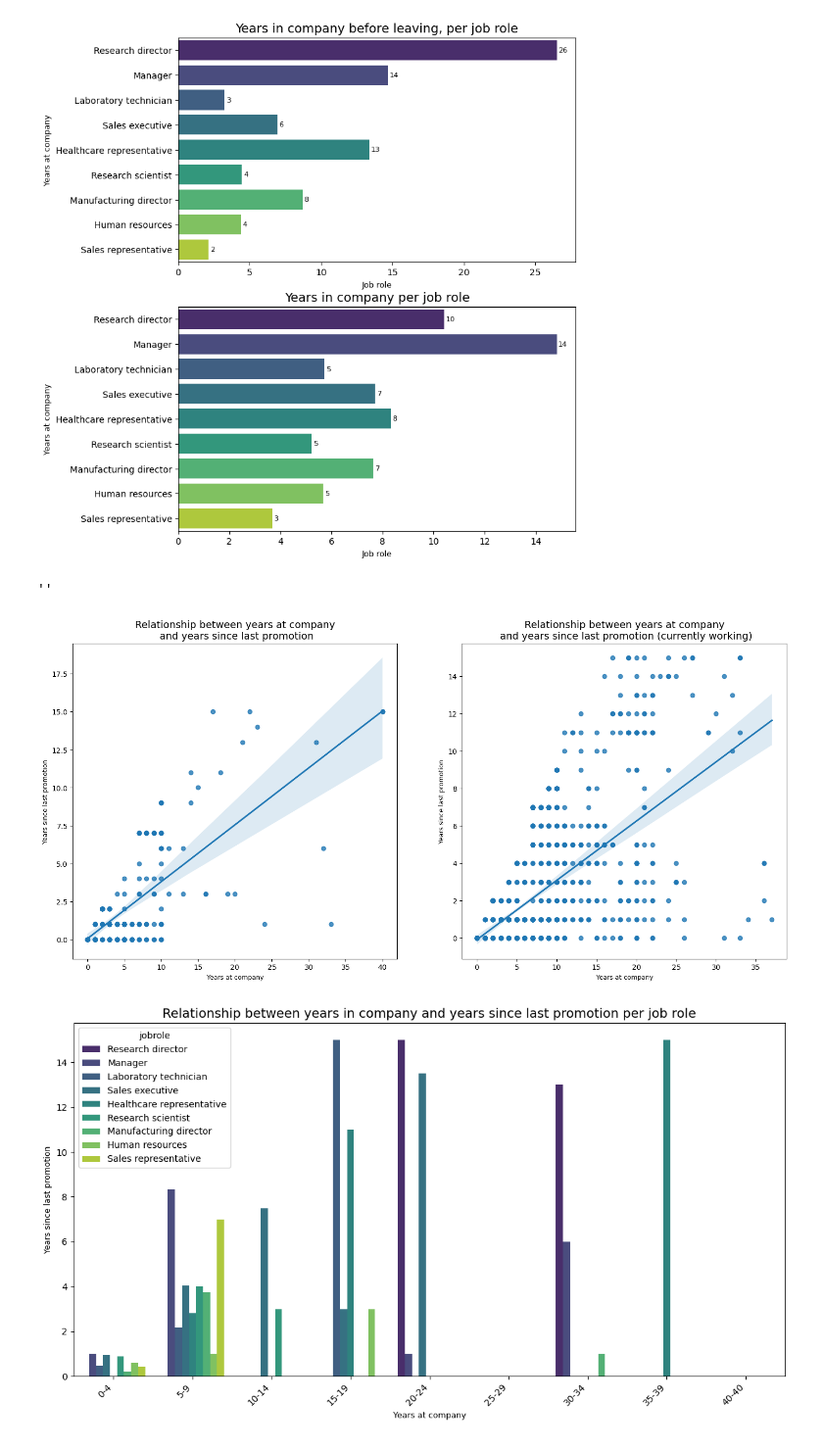
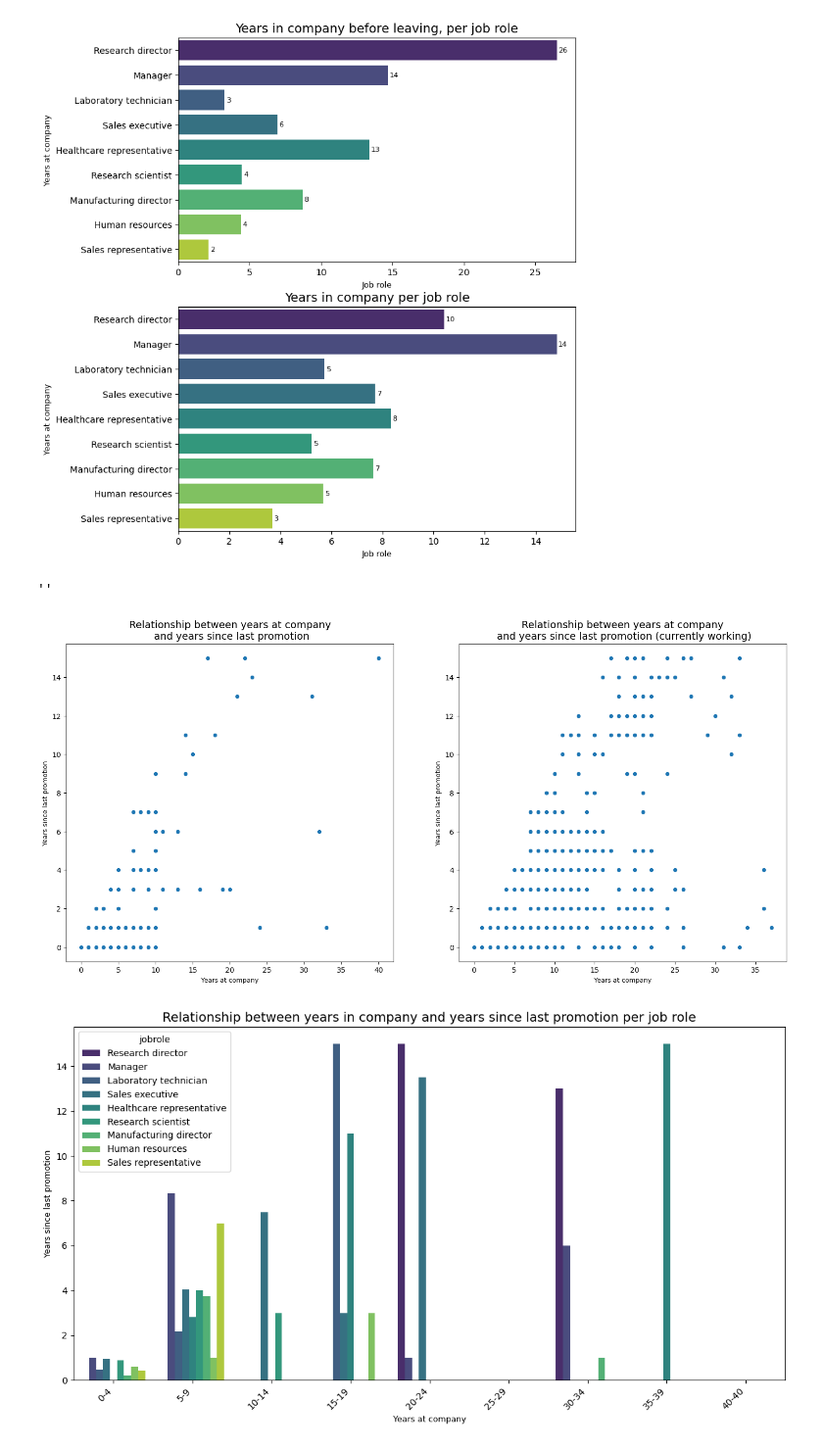
Before and after one commit to dianapgomez/dpg_talent_opt, a Jupyter notebook: notebooks/explotation.ipynb, the cells around one changed output. Shown at 98% size. Drawn from its saved outputs; the diff is of its cells as text; code cells hidden in the pictures.

```diff
--- a/notebooks/explotation.ipynb
+++ b/notebooks/explotation.ipynb
@@ -675,29 +673,29 @@ for ax in axes:
 # %%
 fig, axes = plt.subplots(nrows=1, ncols=2, figsize=(18, 8))
 
 
-sns.regplot(x = "yearsatcompany",
+sns.scatterplot(x = "yearsatcompany",
                 y = "yearssincelastpromotion",
                 data = df_att_y,
                 ax = axes[0]
                 )
 
 axes[0].set_title("Relationship between years at company\n and years since last promotion", fontsize = 14)
 axes[0].set_xlabel("Years at company", fontsize = 9)
 axes[0].set_ylabel("Years since last promotion", fontsize = 9)
 
-sns.regplot(x = "yearsatcompany",
+sns.scatterplot(x = "yearsatcompany",
                 y = "yearssincelastpromotion",
                 data = df_att_n,
                 ax = axes[1])
 
 axes[1].set_title("Relationship between years at company\n and years since last promotion (currently working)", fontsize = 14)
 axes[1].set_xlabel("Years at company", fontsize = 9)
 axes[1].set_ylabel("Years since last promotion", fontsize = 9)
 ;
 # %% [output]
 ''
-[figure, old version]
+[figure, new version]
 # %%
 bins = list(range(0, df_att_y["yearsatcompany"].max() + 6, 5))
 labels = [f'{i}-{i+4}' for i in range(0, df_att_y["yearsatcompany"].max() + 1, 5)]
```
Also changed, not shown: parts of 2 cells of this notebook, 2 other files.
